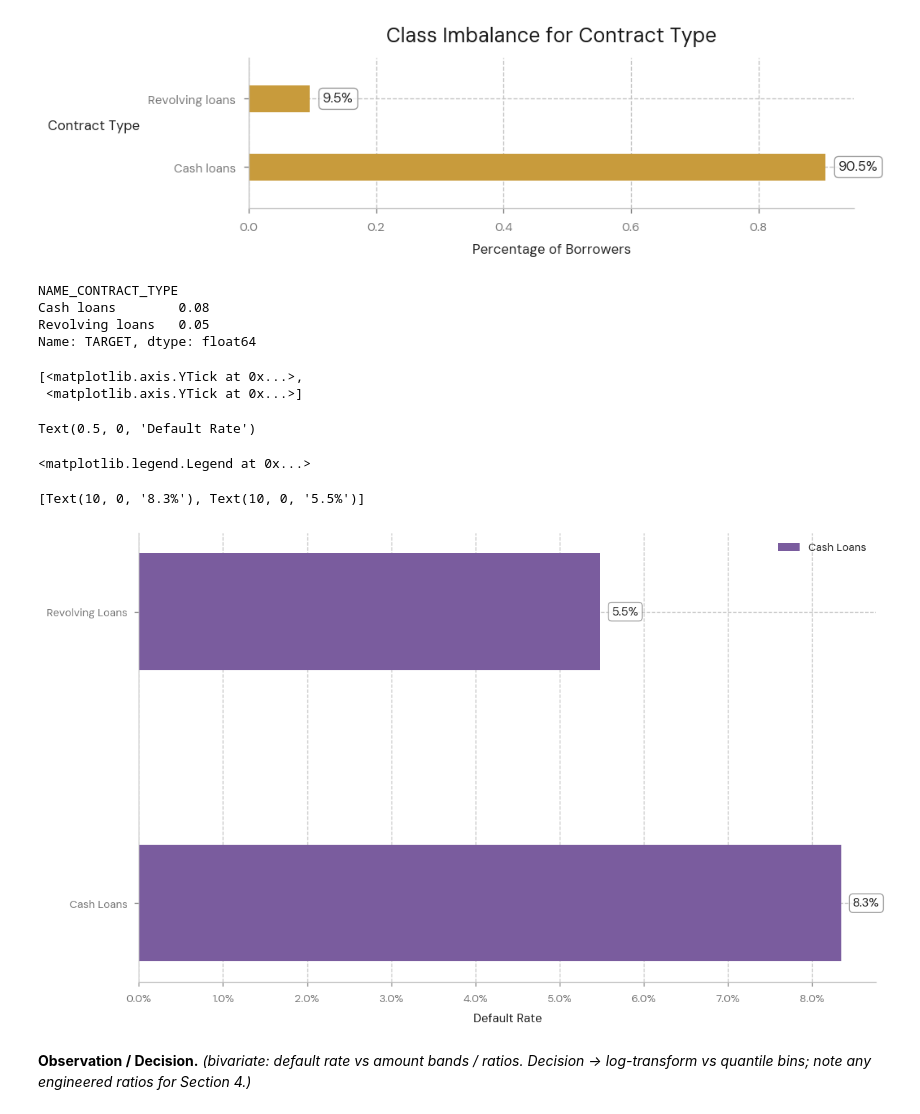
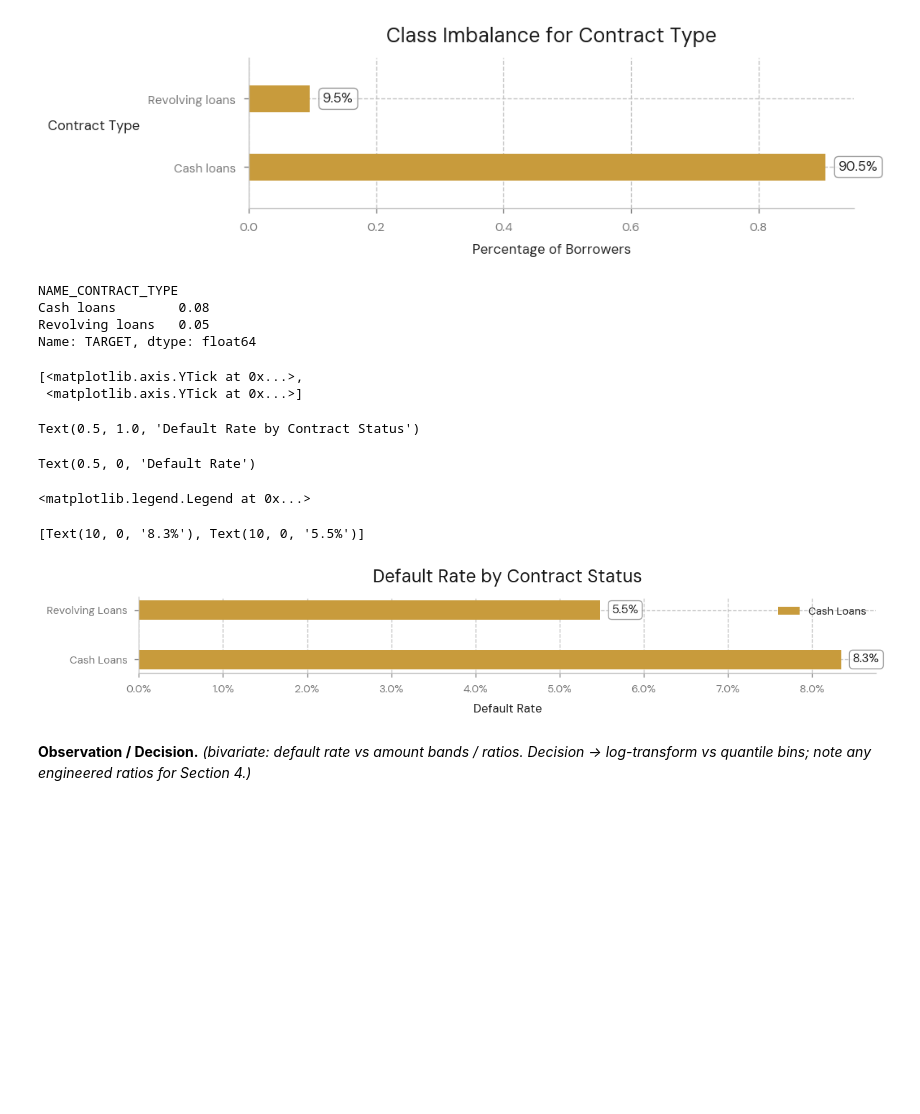
Before and after one commit to smallchuch/CreditRiskLearning, a Jupyter notebook: Projects/Flagship PD Model Project/01_Default_Rate_Driver_Scan_EDA/default_rate_driver_scan_notebook.ipynb, the cells around one changed output. Cells and saved outputs as stored; diff of their text form; code cells hidden in the pictures; blank space fills up the shorter version.

```diff
--- a/Projects/Flagship PD Model Project/01_Default_Rate_Driver_Scan_EDA/default_rate_driver_scan_notebook.ipynb
+++ b/Projects/Flagship PD Model Project/01_Default_Rate_Driver_Scan_EDA/default_rate_driver_scan_notebook.ipynb
@@ -1757,42 +1771,45 @@ default_rate = df.groupby('NAME_CONTRACT_TYPE', dropna=False)['TARGET'].mean()
 
 default_rate.head(5)
 
-fig, ax = plt.subplots(figsize=(10,6))
+fig, ax = plt.subplots(figsize=(10,2))
 
 labels = ['Cash Loans', 'Revolving Loans']
 y = np.arange(len(labels))
 h = 0.4
 
-bars_1 = ax.barh(y, default_rate, height = h, label='Cash Loans')
+bars_1 = ax.barh(y, default_rate, height = 0.4, label='Cash Loans', color = C.secondary)
 ax.set_yticks(y, labels)
 ax.xaxis.set_major_formatter(mticker.PercentFormatter(xmax=1))
+
+ax.set_title('Default Rate by Contract Status')
 ax.set_xlabel('Default Rate')
 ax.legend()
 
 ax.bar_label(bars_1,
              padding=10,
              fmt='{:.1%}',
              bbox=dict(
                  boxstyle='round',
                  facecolor='white',
                  edgecolor='grey',
                  alpha = 0.8,
                  linewidth=0.8
              ))
 
 plt.tight_layout()
 plt.show()
 # %% [output]
 NAME_CONTRACT_TYPE
 Cash loans        0.08
 Revolving loans   0.05
 Name: TARGET, dtype: float64
 [<matplotlib.axis.YTick at 0x...>,
  <matplotlib.axis.YTick at 0x...>]
-Text(0.5, 0, 'Default Rate')
+Text(0.5, 1.0, 'Default Rate by Contract Status')
-<matplotlib.legend.Legend at 0x...>
+Text(0.5, 0, 'Default Rate')
-[Text(10, 0, '8.3%'), Text(10, 0, '5.5%')]
+<matplotlib.legend.Legend at 0x...>
+[Text(10, 0, '8.3%'), Text(10, 0, '5.5%')]
-[figure, old version]
+[figure, new version]
 # %% [markdown]
 **Observation / Decision.** _(bivariate: default rate vs amount bands / ratios. Decision → log-transform vs quantile bins; note any engineered ratios for Section 4.)_
 # %% [markdown]
```
Also changed, not shown: parts of 14 cells of this notebook, 1 other file.
